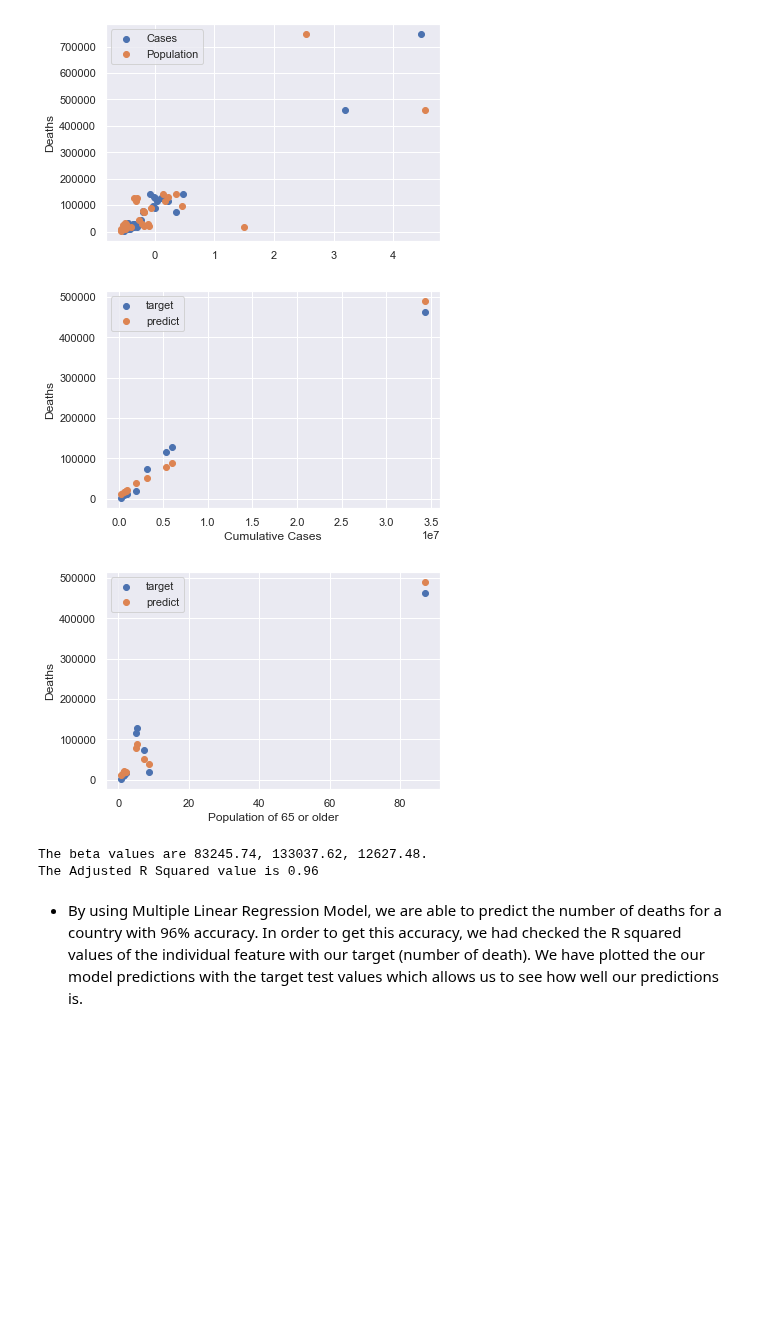
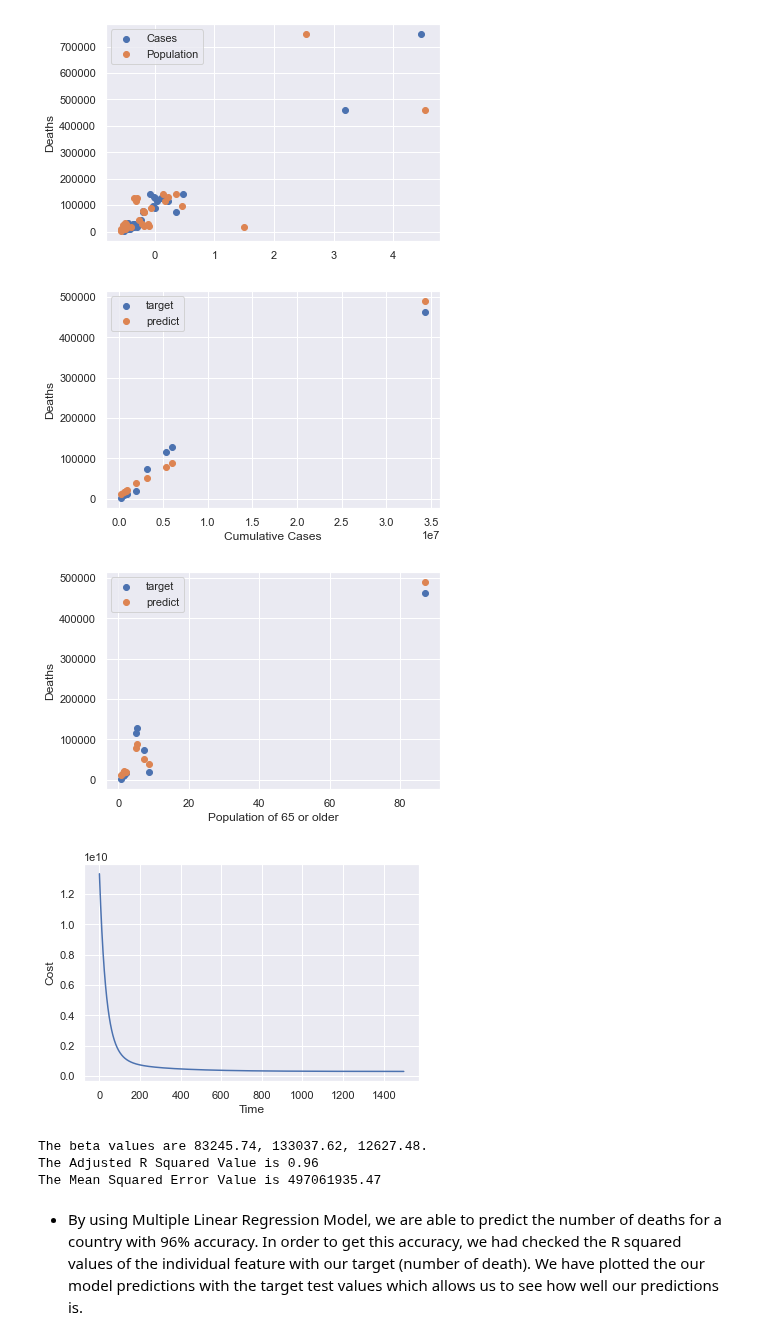
Before and after one commit to clash9529/DDW_Task2, a Jupyter notebook: predict_admission.ipynb, the cells around one changed output. Saved outputs shown, nothing was run; the diff lists cells and outputs as text; code cells hidden in the pictures; blank space fills up the shorter version.

```diff
--- a/predict_admission.ipynb
+++ b/predict_admission.ipynb
@@ -162,42 +162,52 @@ df_features_train_z = normalize_z(df_features_train)
 # change to numpy array and append column for feature
 X = prepare_feature(df_features_train_z)
 target = prepare_target(df_target_train)
 
 iterations = 1500
 alpha = 0.01
 beta = np.zeros((3,1))
 
 # call gradient_descent() function
 beta, J_storage = gradient_descent(X, target, beta, alpha, iterations)
 
 pred = predict(df_features_test, beta)
 target = prepare_target(df_target_test)
 
 plt.scatter(df_features_test["Cases"], target, label="target")
 plt.scatter(df_features_test["Cases"], pred, label="predict")
 plt.xlabel("Cumulative Cases")
 plt.ylabel("Deaths")
 plt.legend()
 plt.show()
 
 plt.scatter(df_features_test["Population"], target, label="target")
 plt.scatter(df_features_test["Population"], pred, label="predict")
 plt.xlabel("Population of 65 or older")
 plt.ylabel("Deaths")
 plt.legend()
 plt.show()
+
+plt.plot(J_storage)
+plt.xlabel("Time")
+plt.ylabel("Cost")
+plt.show()
 # %% [output]
 [figure]
 [figure]
+[figure, added]
 # %%
 # TESTS
 printBeta(beta)
 
 a_r2 = adjusted_r2_score(target, pred, beta.shape[0]-1)
-print("The Adjusted R Squared value is", round(a_r2, 2))
+print("The Adjusted R Squared Value is", round(a_r2, 2))
+
+mse = mean_squared_error(target, pred)
+print("The Mean Squared Error Value is", round(mse, 2))
 # %% [output]
 The beta values are 83245.74, 133037.62, 12627.48.
-The Adjusted R Squared value is 0.96
+The Adjusted R Squared Value is 0.96
+The Mean Squared Error Value is 497061935.47
 # %% [markdown]
 
 - By using Multiple Linear Regression Model, we are able to predict the number of deaths for a country with 96% accuracy. In order to get this accuracy, we had checked the R squared values of the individual feature with our target (number of death). We have plotted the our model predictions with the target test values which allows us to see how well our predictions is.
```
Also changed, not shown: parts of 14 cells of this notebook.
